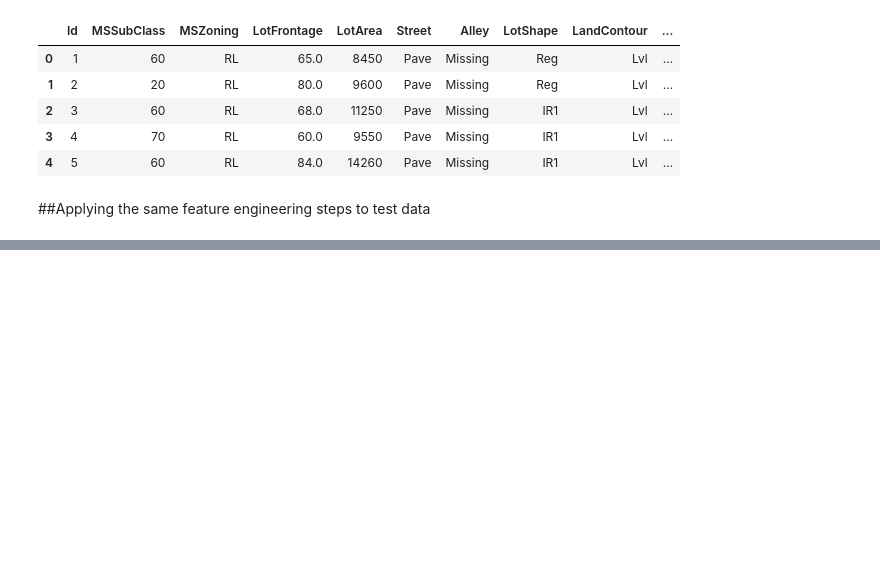
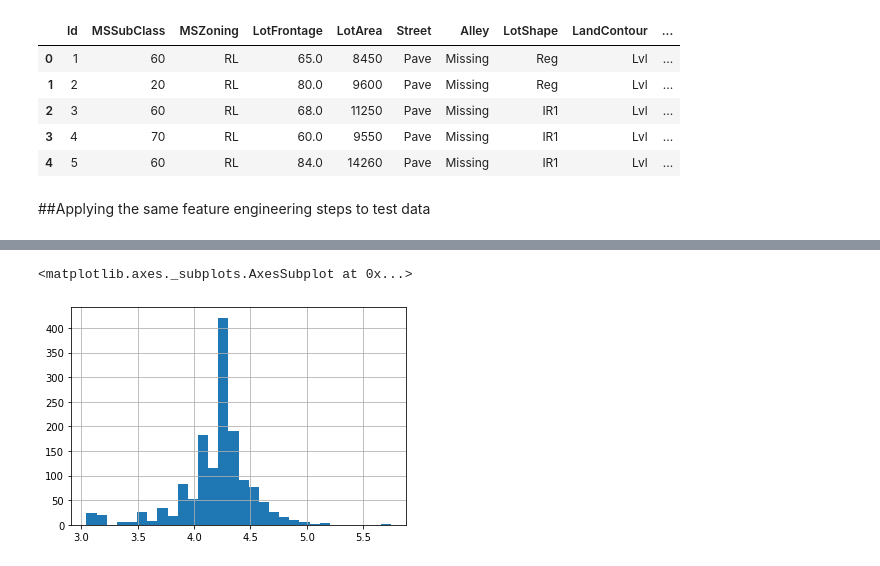
Before and after one commit to plaban1981/Pipelines, a Jupyter notebook: Advanced_Housing_Data_Feature_Engineering.ipynb, the cells around one changed output, grey strips where cells are left out. Saved outputs shown, nothing was run; the diff lists cells and outputs as text; code cells hidden in the pictures; blank space fills up the shorter version.

```diff
--- a/Advanced_Housing_Data_Feature_Engineering.ipynb
+++ b/Advanced_Housing_Data_Feature_Engineering.ipynb
@@ -231,0 +299,4 @@ df_train.head()
+# %%
+test_numeric_feat_nan = [col for col in df_test.columns if df_test[col].isnull().sum() > 1 and df_test[col].dtypes != 'O']
+for col in test_numeric_feat_nan :
+  print(f'Feature {col}  has {np.round(df_test[col].isnull().mean(),4)} % of Missing Values.')
@@ -231,0 +324,5 @@ df_train.head()
+# %%
+for col in test_numeric_feat_nan :
+  col_name = col + "_nan"
+  df_test[col_name] = np.where(df_test[col].isnull(),1,0)
+  df_test[col].fillna(df_test[col].median(),inplace=True)
@@ -231,0 +345,3 @@ df_train.head()
+# %%
+for feature in ['YearBuilt','YearRemodAdd','GarageYrBlt']:
+  df_test[feature]=df_test['YrSold']-df_test[feature]
@@ -231,0 +386,10 @@ df_train.head()
+# %%
+import numpy as np
+num_features=['LotFrontage', 'LotArea', '1stFlrSF', 'GrLivArea', 'SalePrice']
+for feature in num_features:
+    df_train[feature]=np.log(df_train[feature])
+# %%
+df_train['LotFrontage'].hist(bins=30)
+# %% [output]
+<matplotlib.axes._subplots.AxesSubplot at 0x...>
+[figure, added]
```
Also changed, not shown: parts of 84 cells of this notebook.
